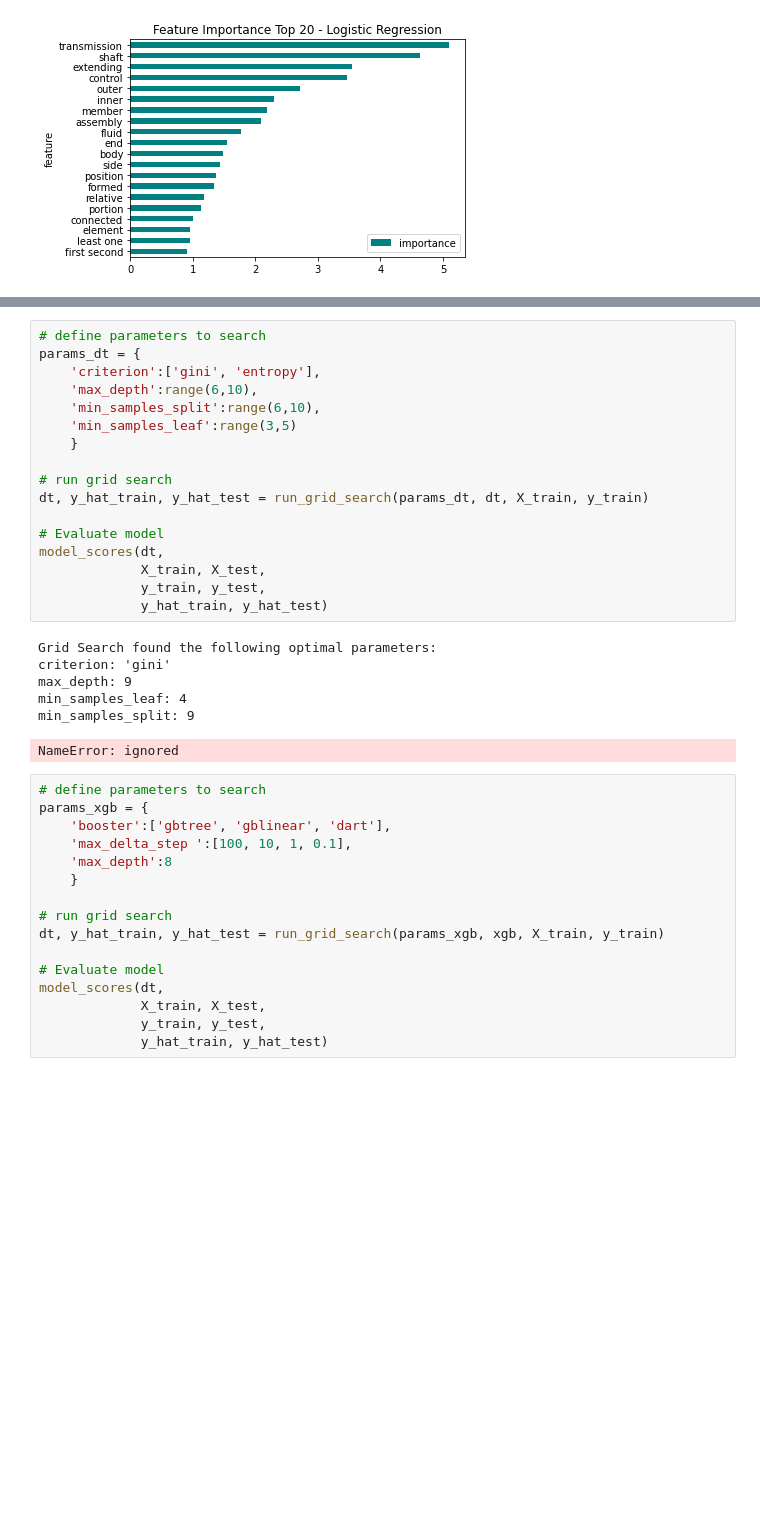
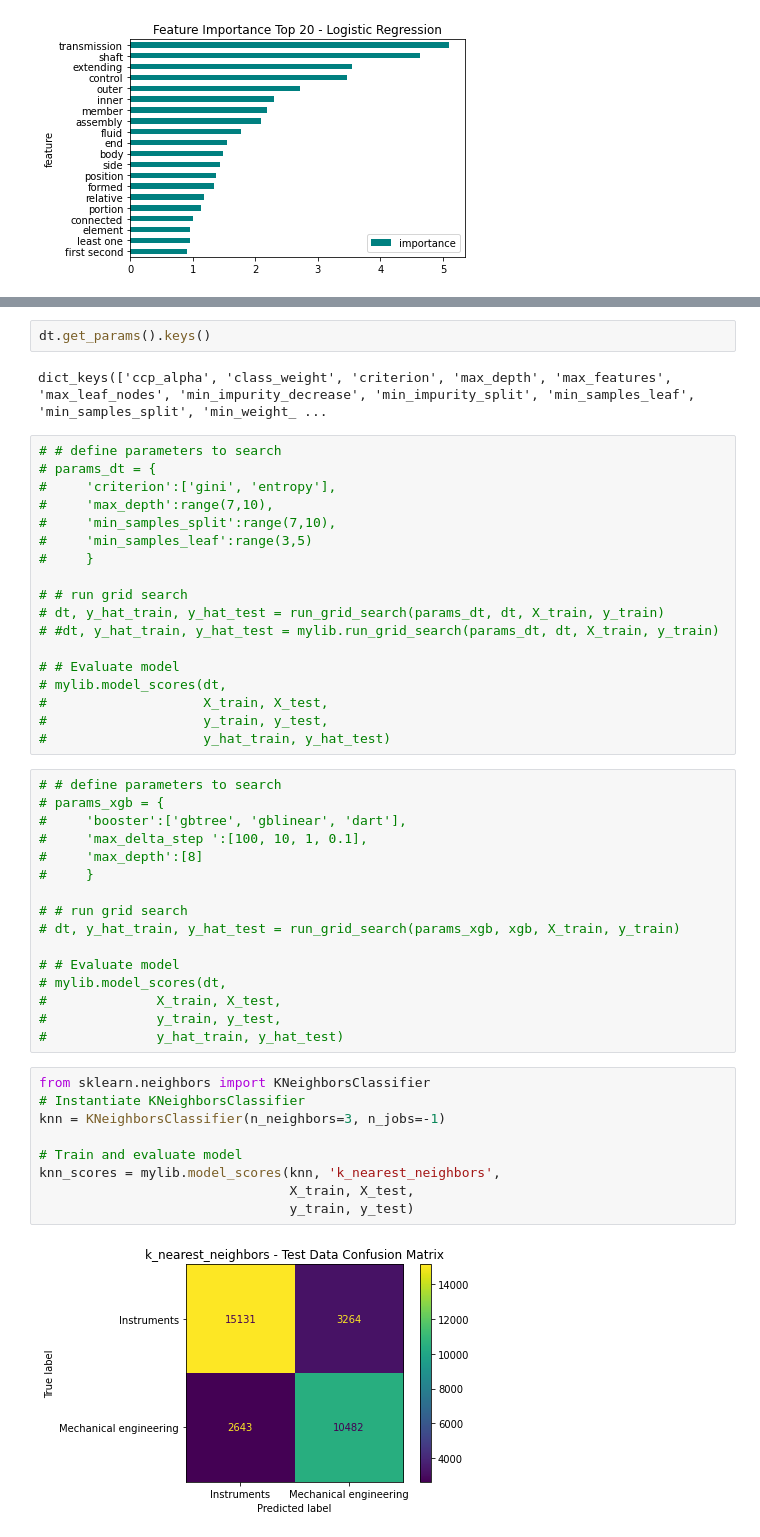
Before and after one commit to cmfritz/NLP-Patent-Classification, a Jupyter notebook: analysis.ipynb, the cells around one changed output, grey strips where cells are left out. Drawn from its saved outputs; the diff is of its cells as text; blank space fills up the shorter version.

```diff
--- a/analysis.ipynb
+++ b/analysis.ipynb
@@ -208,43 +208,52 @@ def run_grid_search(params, model, X_train, y_train):
     y_hat_test = gs.predict(X_test)
 
     return gs, y_hat_train, y_hat_test
+# %%
+dt.get_params().keys()
+# %% [output]
+dict_keys(['ccp_alpha', 'class_weight', 'criterion', 'max_depth', 'max_features', 'max_leaf_nodes', 'min_impurity_decrease', 'min_impurity_split', 'min_samples_leaf', 'min_samples_split', 'min_weight_ ...
 # %%
-# define parameters to search
-params_dt = {
-    'criterion':['gini', 'entropy'],
-    'max_depth':range(6,10),
-    'min_samples_split':range(6,10),
-    'min_samples_leaf':range(3,5)
-    }
+# # define parameters to search
+# params_dt = {
+#     'criterion':['gini', 'entropy'],
+#     'max_depth':range(7,10),
+#     'min_samples_split':range(7,10),
+#     'min_samples_leaf':range(3,5)
+#     }
 
-# run grid search
-dt, y_hat_train, y_hat_test = run_grid_search(params_dt, dt, X_train, y_train)
+# # run grid search
+# dt, y_hat_train, y_hat_test = run_grid_search(params_dt, dt, X_train, y_train)
+# #dt, y_hat_train, y_hat_test = mylib.run_grid_search(params_dt, dt, X_train, y_train)
 
-# Evaluate model
-model_scores(dt,
-             X_train, X_test,
-             y_train, y_test,
-             y_hat_train, y_hat_test)
+# # Evaluate model
+# mylib.model_scores(dt,
+#                    X_train, X_test,
+#                    y_train, y_test,
+#                    y_hat_train, y_hat_test)
-# %% [output]
-Grid Search found the following optimal parameters:
-criterion: 'gini'
-max_depth: 9
-min_samples_leaf: 4
-min_samples_split: 9
-NameError: ignored
 # %%
-# define parameters to search
-params_xgb = {
-    'booster':['gbtree', 'gblinear', 'dart'],
-    'max_delta_step ':[100, 10, 1, 0.1],
-    'max_depth':8
-    }
+# # define parameters to search
+# params_xgb = {
+#     'booster':['gbtree', 'gblinear', 'dart'],
+#     'max_delta_step ':[100, 10, 1, 0.1],
+#     'max_depth':[8]
+#     }
 
-# run grid search
-dt, y_hat_train, y_hat_test = run_grid_search(params_xgb, xgb, X_train, y_train)
+# # run grid search
+# dt, y_hat_train, y_hat_test = run_grid_search(params_xgb, xgb, X_train, y_train)
 
-# Evaluate model
-model_scores(dt,
-             X_train, X_test,
-             y_train, y_test,
-             y_hat_train, y_hat_test)
+# # Evaluate model
+# mylib.model_scores(dt,
+#              X_train, X_test,
+#              y_train, y_test,
+#              y_hat_train, y_hat_test)
+# %%
+from sklearn.neighbors import KNeighborsClassifier
+# Instantiate KNeighborsClassifier
+knn = KNeighborsClassifier(n_neighbors=3, n_jobs=-1)
+
+# Train and evaluate model
+knn_scores = mylib.model_scores(knn, 'k_nearest_neighbors',
+                                X_train, X_test,
+                                y_train, y_test)
+# %% [output]
+[figure, added]
```
Also changed, not shown: parts of 4 cells of this notebook.
